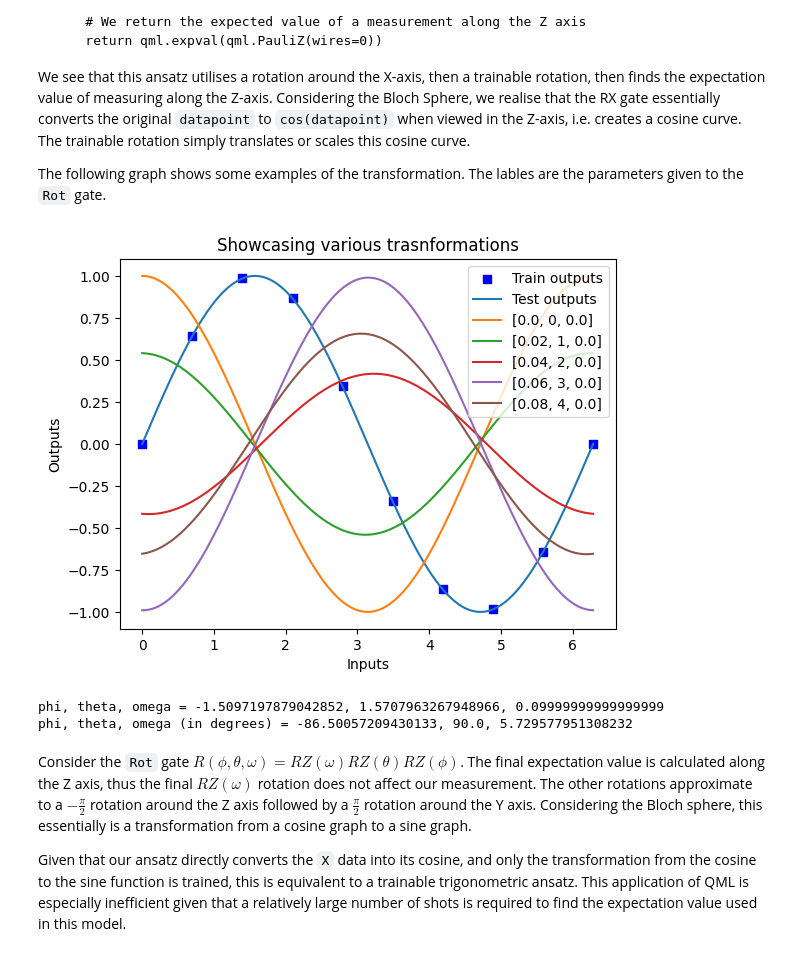
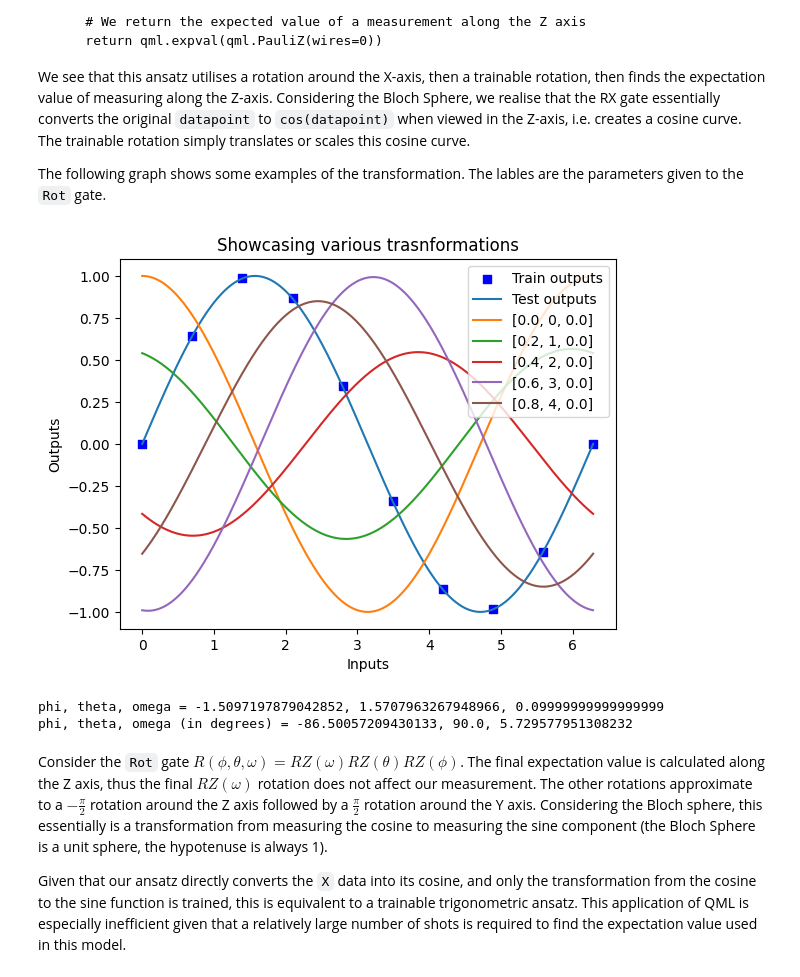
Before and after one commit to sheepymeh/womanium-qai-2024, a Jupyter notebook: task-4.ipynb, the cells around one changed output. Saved outputs shown, nothing was run; the diff lists cells and outputs as text; code cells hidden in the pictures.

```diff
--- a/task-4.ipynb
+++ b/task-4.ipynb
@@ -113,21 +113,21 @@ The following graph shows some examples of the transformation. The lables are th
 # %%
 fig = plt.figure()
 ax1 = fig.add_subplot(111)
 
 ax1.scatter(X_train, Y_train, c='b', marker="s", label='Train outputs')
 ax1.plot(X_val,Y_val, label='Test outputs')
 for i in range(5):
-    test_predictions = [quantum_circuit([i/50,i,0.0], x)  for x in X_val]
-    ax1.plot(X_val,test_predictions, label=str([i/50,i,0.0]))
+    test_predictions = [quantum_circuit([i/5,i,0.0], x)  for x in X_val]
+    ax1.plot(X_val,test_predictions, label=str([i/5,i,0.0]))
 
 plt.xlabel("Inputs")
 plt.ylabel("Outputs")
 plt.title("Showcasing various trasnformations")
 
 plt.legend(loc='upper right')
 plt.show()
 # %% [output]
-[figure, old version]
+[figure, new version]
 # %%
 print(f'phi, theta, omega = {params[0]}, {params[1]}, {params[2]}')
 print(f'phi, theta, omega (in degrees) = {params[0]/np.pi * 180}, {params[1]/np.pi * 180}, {params[2]/np.pi * 180}')
@@ -135,7 +135,7 @@ print(f'phi, theta, omega (in degrees) = {params[0]/np.pi * 180}, {params[1]/np.
 phi, theta, omega = -1.5097197879042852, 1.5707963267948966, 0.09999999999999999
 phi, theta, omega (in degrees) = -86.50057209430133, 90.0, 5.729577951308232
 # %% [markdown]
-Consider the `Rot` gate $R(\phi, \theta, \omega) = RZ(\omega)RZ(\theta)RZ(\phi)$. The final expectation value is calculated along the Z axis, thus the final $RZ(\omega)$ rotation does not affect our measurement. The other rotations approximate to a $-\frac{\pi}{2}$ rotation around the Z axis followed by a $\frac{\pi}{2}$ rotation around the Y axis. Considering the Bloch sphere, this essentially is a transformation from a cosine graph to a sine graph.
+Consider the `Rot` gate $R(\phi, \theta, \omega) = RZ(\omega)RZ(\theta)RZ(\phi)$. The final expectation value is calculated along the Z axis, thus the final $RZ(\omega)$ rotation does not affect our measurement. The other rotations approximate to a $-\frac{\pi}{2}$ rotation around the Z axis followed by a $\frac{\pi}{2}$ rotation around the Y axis. Considering the Bloch sphere, this essentially is a transformation from measuring the cosine to measuring the sine component (the Bloch Sphere is a unit sphere, the hypotenuse is always 1).
 
 Given that our ansatz directly converts the `X` data into its cosine, and only the transformation from the cosine to the sine function is trained, this is equivalent to a trainable trigonometric ansatz. This application of QML is especially inefficient given that a relatively large number of shots is required to find the expectation value used in this model.
 # %%
```
Also changed, not shown: parts of 1 cell of this notebook.
